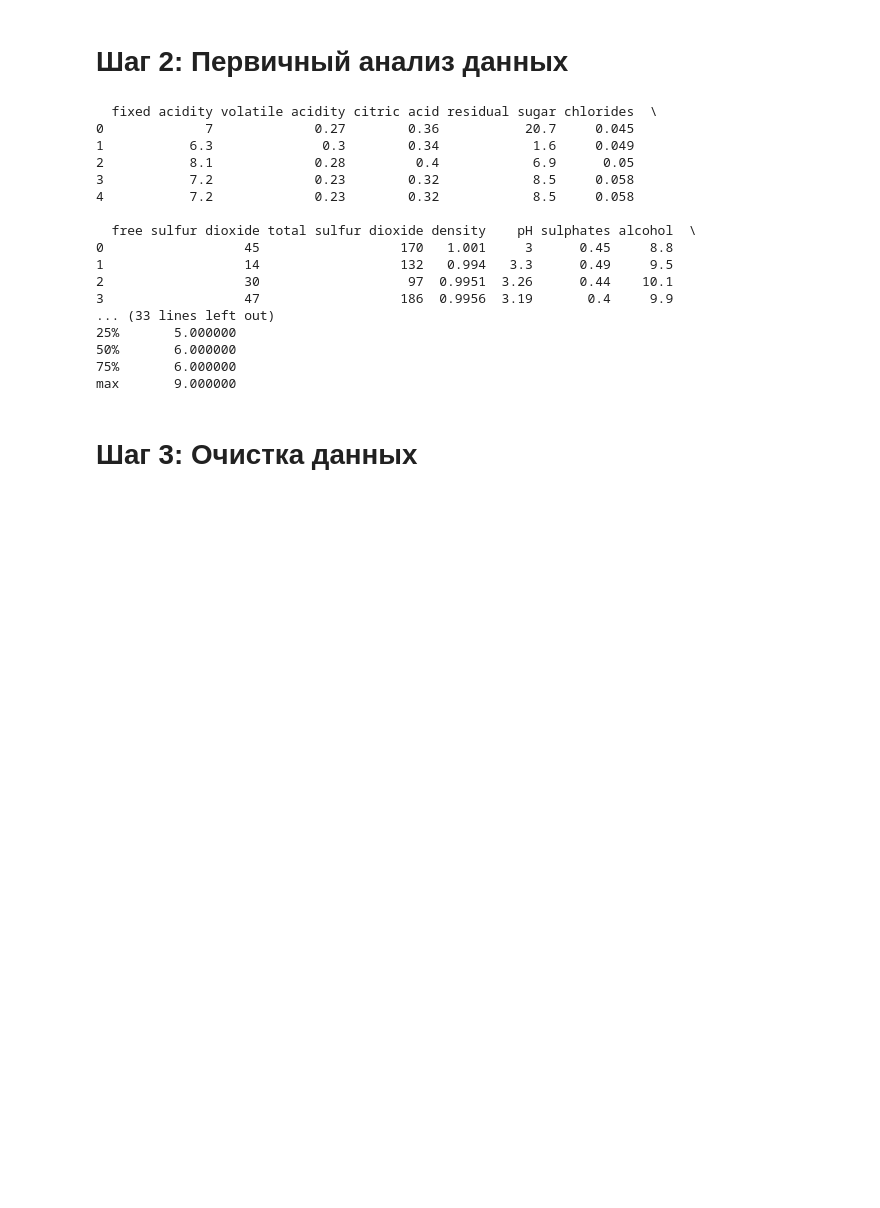
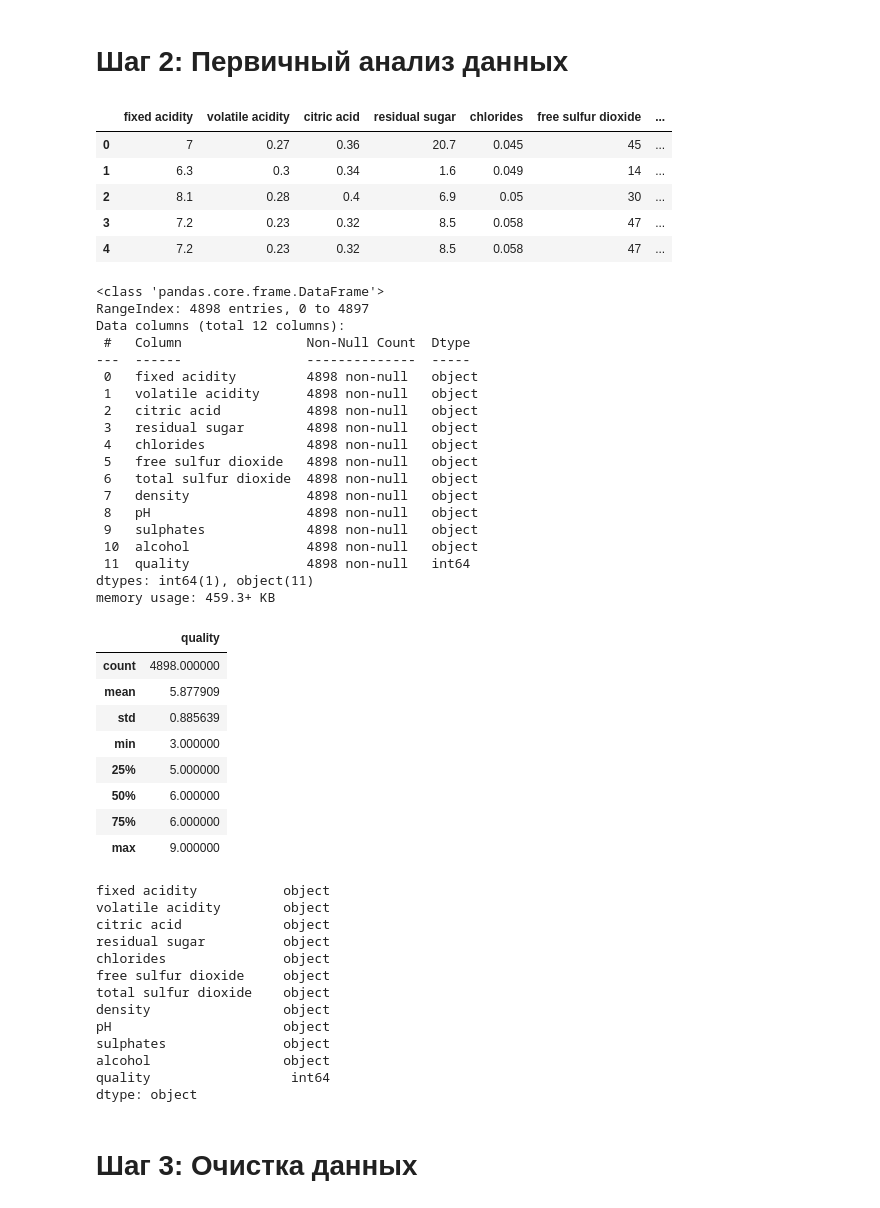
Before and after one commit to mariatrunina/spbu-python-course, a Jupyter notebook: project/task10/wine_quality.ipynb, the cells around one changed output. Saved outputs shown, nothing was run; the diff lists cells and outputs as text; code cells hidden in the pictures; blank space fills up the shorter version.

```diff
--- a/project/task10/wine_quality.ipynb
+++ b/project/task10/wine_quality.ipynb
@@ -27,27 +69,58 @@ data = pd.read_csv('wine-quality.csv', sep=',', decimal=',', quoting=csv.QUOTE_M
 # %% [markdown]
 # Шаг 2: Первичный анализ данных
 # %%
-print(data.head())
-print(data.info())
-print(data.describe())
+display(data.head())
+data.info()
+display(data.describe())
+display(data.dtypes)
 # %% [output]
+|  | fixed acidity | volatile acidity | citric acid | residual sugar | chlorides | free sulfur dioxide | ... |
+| 0 | 7 | 0.27 | 0.36 | 20.7 | 0.045 | 45 | ... |
+| 1 | 6.3 | 0.3 | 0.34 | 1.6 | 0.049 | 14 | ... |
+| 2 | 8.1 | 0.28 | 0.4 | 6.9 | 0.05 | 30 | ... |
+| 3 | 7.2 | 0.23 | 0.32 | 8.5 | 0.058 | 47 | ... |
+| 4 | 7.2 | 0.23 | 0.32 | 8.5 | 0.058 | 47 | ... |
-  fixed acidity volatile acidity citric acid residual sugar chlorides  \
-0             7             0.27        0.36           20.7     0.045
-1           6.3              0.3        0.34            1.6     0.049
-2           8.1             0.28         0.4            6.9      0.05
-3           7.2             0.23        0.32            8.5     0.058
-4           7.2             0.23        0.32            8.5     0.058
-
-  free sulfur dioxide total sulfur dioxide density    pH sulphates alcohol  \
-0                  45                  170   1.001     3      0.45     8.8
-1                  14                  132   0.994   3.3      0.49     9.5
-2                  30                   97  0.9951  3.26      0.44    10.1
-3                  47                  186  0.9956  3.19       0.4     9.9
-... (33 lines left out)
-25%       5.000000
-50%       6.000000
-75%       6.000000
-max       9.000000
+<class 'pandas.core.frame.DataFrame'>
+RangeIndex: 4898 entries, 0 to 4897
+Data columns (total 12 columns):
+ #   Column                Non-Null Count  Dtype
+---  ------                --------------  -----
+ 0   fixed acidity         4898 non-null   object
+ 1   volatile acidity      4898 non-null   object
+ 2   citric acid           4898 non-null   object
+ 3   residual sugar        4898 non-null   object
+ 4   chlorides             4898 non-null   object
+ 5   free sulfur dioxide   4898 non-null   object
+ 6   total sulfur dioxide  4898 non-null   object
+ 7   density               4898 non-null   object
+ 8   pH                    4898 non-null   object
+ 9   sulphates             4898 non-null   object
+ 10  alcohol               4898 non-null   object
+ 11  quality               4898 non-null   int64
+dtypes: int64(1), object(11)
+memory usage: 459.3+ KB
+|  | quality |
+| count | 4898.000000 |
+| mean | 5.877909 |
+| std | 0.885639 |
+| min | 3.000000 |
+| 25% | 5.000000 |
+| 50% | 6.000000 |
+| 75% | 6.000000 |
+| max | 9.000000 |
+fixed acidity           object
+volatile acidity        object
+citric acid             object
+residual sugar          object
+chlorides               object
+free sulfur dioxide     object
+total sulfur dioxide    object
+density                 object
+pH                      object
+sulphates               object
+alcohol                 object
+quality                  int64
+dtype: object
 # %% [markdown]
 # Шаг 3: Очистка данных
 # %%
```
Also changed, not shown: parts of 12 cells of this notebook.
